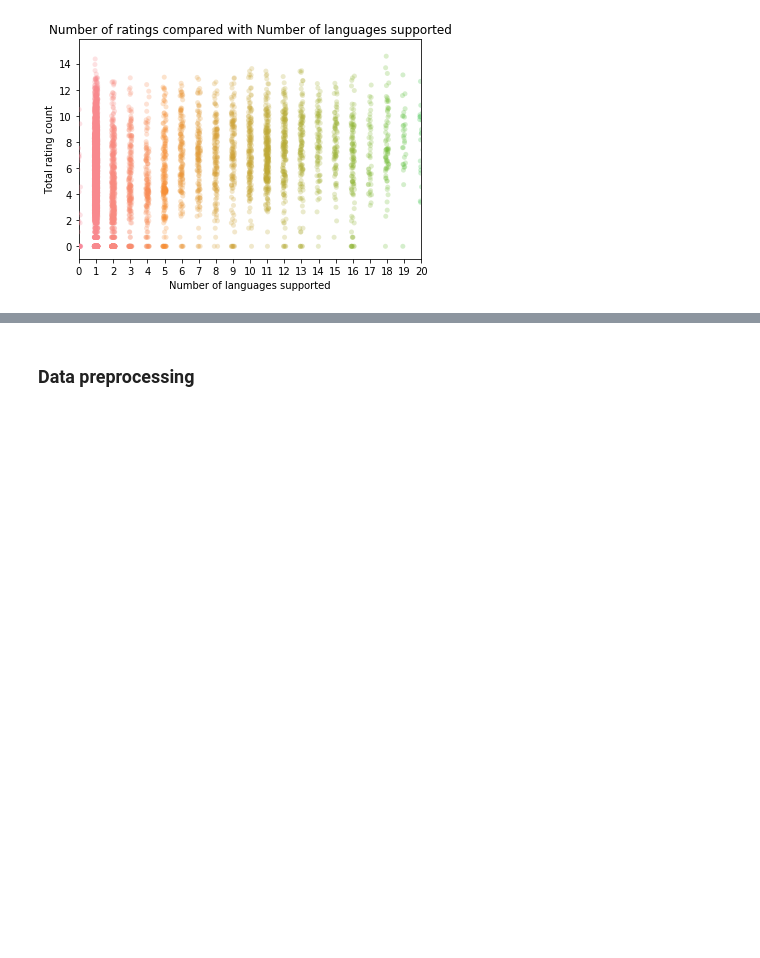
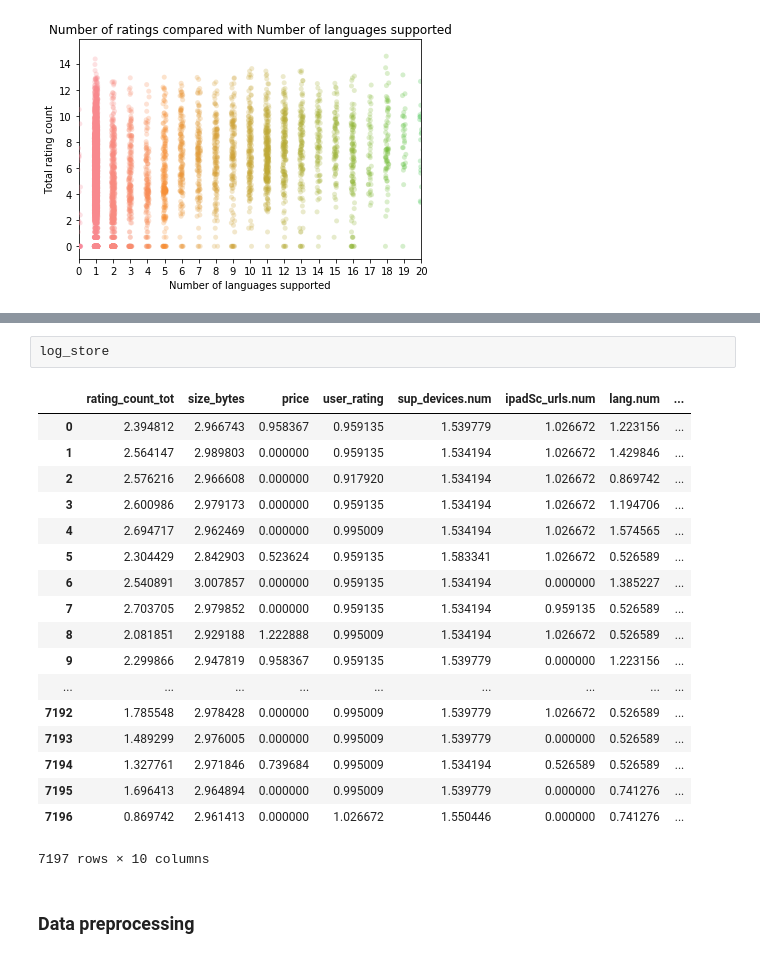
Before and after one commit to cgman64/apple-store-analysis, a Jupyter notebook: appStoreAnalysis.ipynb, the cells around one changed output, grey strips where cells are left out. Saved outputs shown, nothing was run; the diff lists cells and outputs as text; blank space fills up the shorter version.

```diff
--- a/appStoreAnalysis.ipynb
+++ b/appStoreAnalysis.ipynb
@@ -321,3 +339,24 @@ plt.show()
+# %%
+log_store
+# %% [output]
+|  | rating_count_tot | size_bytes | price | user_rating | sup_devices.num | ipadSc_urls.num | lang.num | ... |
+| 0 | 2.394812 | 2.966743 | 0.958367 | 0.959135 | 1.539779 | 1.026672 | 1.223156 | ... |
+| 1 | 2.564147 | 2.989803 | 0.000000 | 0.959135 | 1.534194 | 1.026672 | 1.429846 | ... |
+| 2 | 2.576216 | 2.966608 | 0.000000 | 0.917920 | 1.534194 | 1.026672 | 0.869742 | ... |
+| 3 | 2.600986 | 2.979173 | 0.000000 | 0.959135 | 1.534194 | 1.026672 | 1.194706 | ... |
+| 4 | 2.694717 | 2.962469 | 0.000000 | 0.995009 | 1.534194 | 1.026672 | 1.574565 | ... |
+| 5 | 2.304429 | 2.842903 | 0.523624 | 0.959135 | 1.583341 | 1.026672 | 0.526589 | ... |
+| 6 | 2.540891 | 3.007857 | 0.000000 | 0.959135 | 1.534194 | 0.000000 | 1.385227 | ... |
+| 7 | 2.703705 | 2.979852 | 0.000000 | 0.959135 | 1.534194 | 0.959135 | 0.526589 | ... |
+| 8 | 2.081851 | 2.929188 | 1.222888 | 0.995009 | 1.534194 | 1.026672 | 0.526589 | ... |
+| 9 | 2.299866 | 2.947819 | 0.958367 | 0.959135 | 1.539779 | 0.000000 | 1.223156 | ... |
+| ... | ... | ... | ... | ... | ... | ... | ... | ... |
+| 7192 | 1.785548 | 2.978428 | 0.000000 | 0.995009 | 1.539779 | 1.026672 | 0.526589 | ... |
+| 7193 | 1.489299 | 2.976005 | 0.000000 | 0.995009 | 1.539779 | 0.000000 | 0.526589 | ... |
+| 7194 | 1.327761 | 2.971846 | 0.739684 | 0.995009 | 1.534194 | 0.526589 | 0.526589 | ... |
+| 7195 | 1.696413 | 2.964894 | 0.000000 | 0.995009 | 1.539779 | 0.000000 | 0.741276 | ... |
+| 7196 | 0.869742 | 2.961413 | 0.000000 | 1.026672 | 1.550446 | 0.000000 | 0.741276 | ... |
+7197 rows × 10 columns
 # %% [markdown]
 ### Data preprocessing
 # %%
```
Also changed, not shown: parts of 10 cells of this notebook.
